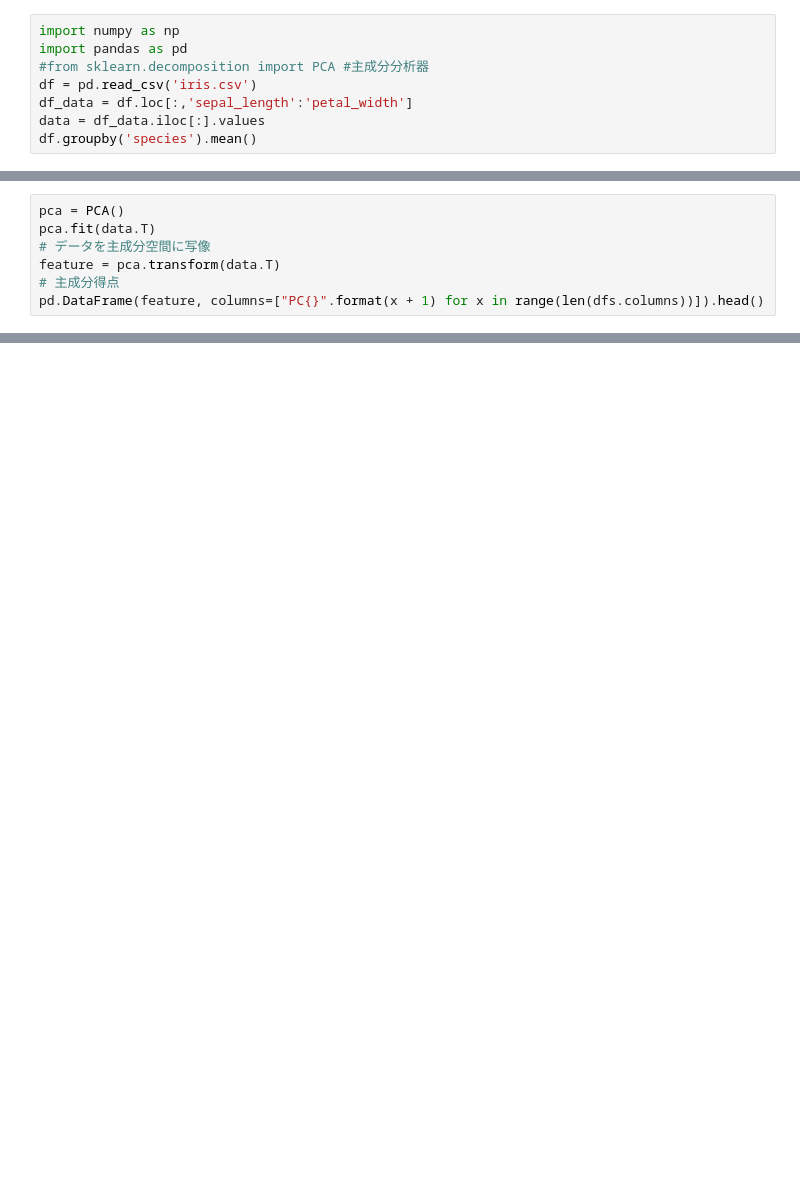
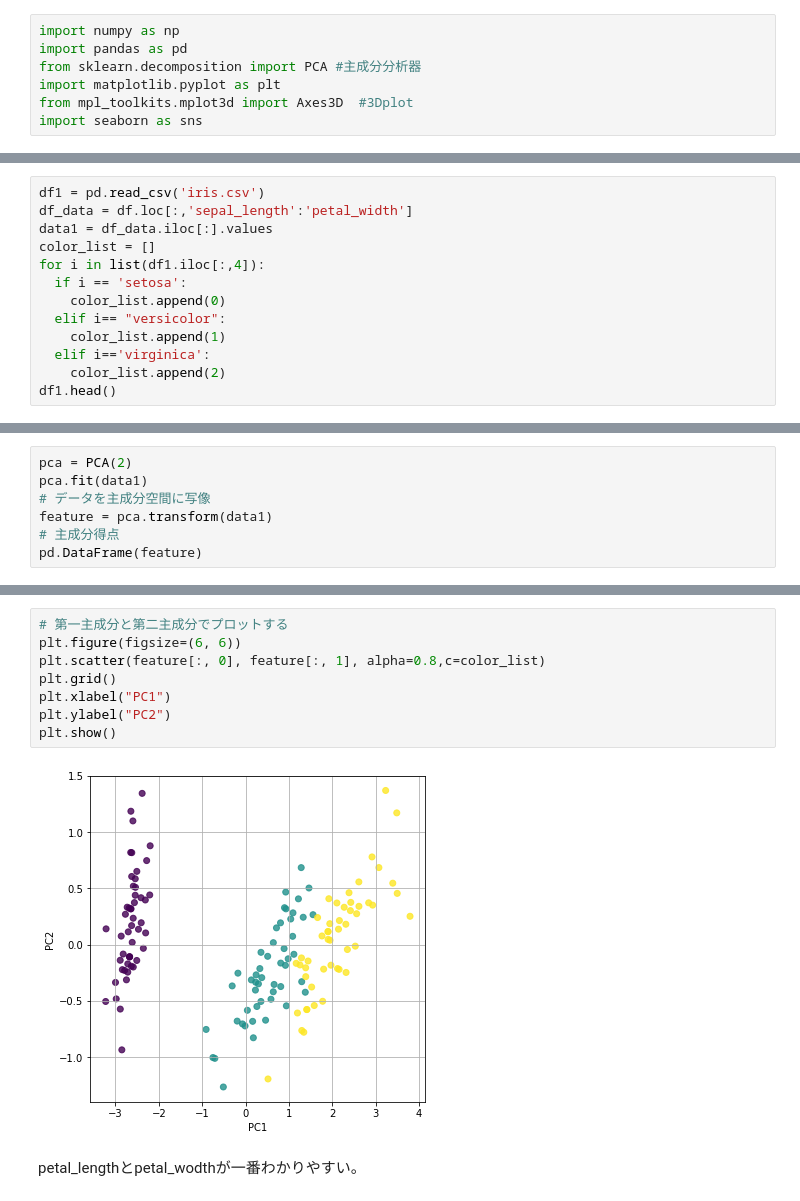
Before and after one commit to gouki510/ML_beginner, a Jupyter notebook: utils/EDA.ipynb, the cells around one changed output, grey strips where cells are left out. Cells and saved outputs as stored; diff of their text form; blank space fills up the shorter version.

```diff
--- a/utils/EDA.ipynb
+++ b/utils/EDA.ipynb
@@ -1,8 +10,7 @@
 # %%
 import numpy as np
 import pandas as pd
-#from sklearn.decomposition import PCA #主成分分析器
-df = pd.read_csv('iris.csv')
-df_data = df.loc[:,'sepal_length':'petal_width']
-data = df_data.iloc[:].values
-df.groupby('species').mean()
+from sklearn.decomposition import PCA #主成分分析器
+import matplotlib.pyplot as plt
+from mpl_toolkits.mplot3d import Axes3D  #3Dplot
+import seaborn as sns
@@ -44,0 +19,13 @@ df2
+# %%
+df1 = pd.read_csv('iris.csv')
+df_data = df.loc[:,'sepal_length':'petal_width']
+data1 = df_data.iloc[:].values
+color_list = []
+for i in list(df1.iloc[:,4]):
+  if i == 'setosa':
+    color_list.append(0)
+  elif i== "versicolor":
+    color_list.append(1)
+  elif i=='virginica':
+    color_list.append(2)
+df1.head()
@@ -45,8 +63,8 @@ df2
 # %%
-pca = PCA()
-pca.fit(data.T)
+pca = PCA(2)
+pca.fit(data1)
 # データを主成分空間に写像
-feature = pca.transform(data.T)
+feature = pca.transform(data1)
 # 主成分得点
-pd.DataFrame(feature, columns=["PC{}".format(x + 1) for x in range(len(dfs.columns))]).head()
+pd.DataFrame(feature)
 # %% [output]
@@ -53,0 +84,12 @@ NameError: name 'PCA' is not defined
+# %%
+# 第一主成分と第二主成分でプロットする
+plt.figure(figsize=(6, 6))
+plt.scatter(feature[:, 0], feature[:, 1], alpha=0.8,c=color_list)
+plt.grid()
+plt.xlabel("PC1")
+plt.ylabel("PC2")
+plt.show()
+# %% [output]
+[figure, added]
+# %% [markdown]
+petal_lengthとpetal_wodthが一番わかりやすい。
```
Also changed, not shown: parts of 22 cells of this notebook.
